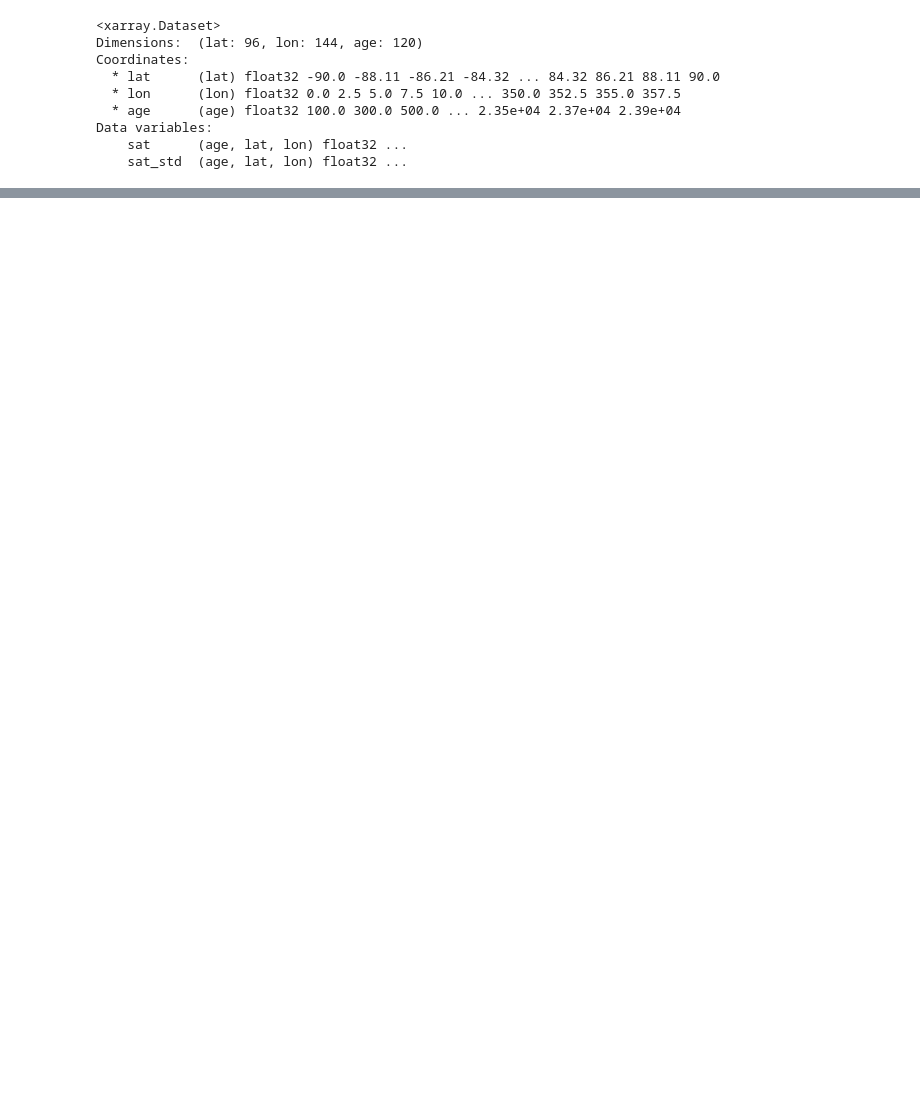
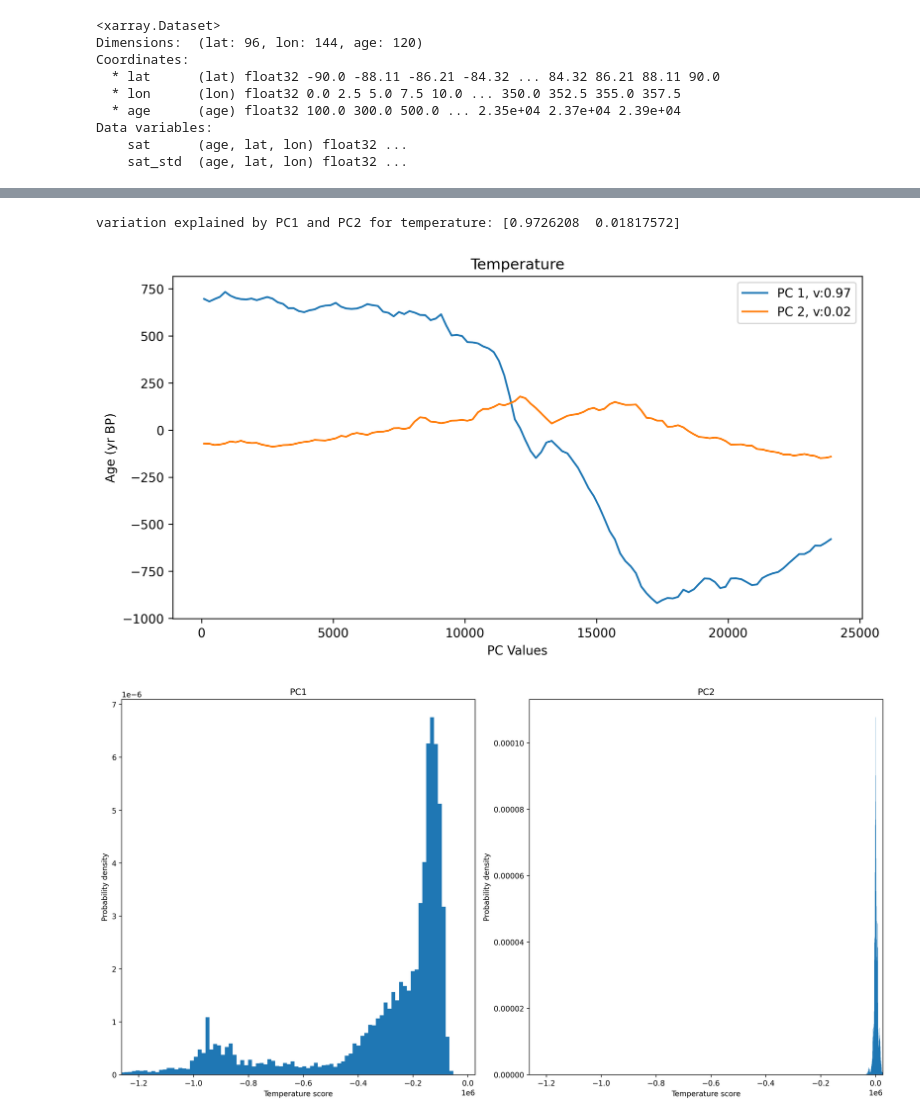
Before and after one commit to Peisong-Zheng/Last_deglaciation, a Jupyter notebook: AIC_BIC_silhouette_score.ipynb, the cells around one changed output, grey strips where cells are left out. Saved outputs shown, nothing was run; the diff lists cells and outputs as text; code cells hidden in the pictures; blank space fills up the shorter version.

```diff
--- a/AIC_BIC_silhouette_score.ipynb
+++ b/AIC_BIC_silhouette_score.ipynb
@@ -203,2 +223,8 @@ variation explained by PC1 and PC2 for temperature: [0.9351732  0.03980672]
 [figure]
 [figure]
+# %%
+temp_score=pca_score(ds_sat,'sat') # the new version of the function, by minors the mean to center the data
+# %% [output]
+variation explained by PC1 and PC2 for temperature: [0.9726208  0.01817572]
+[figure, added]
+[figure, added]
```
Also changed, not shown: parts of 6 cells of this notebook.
